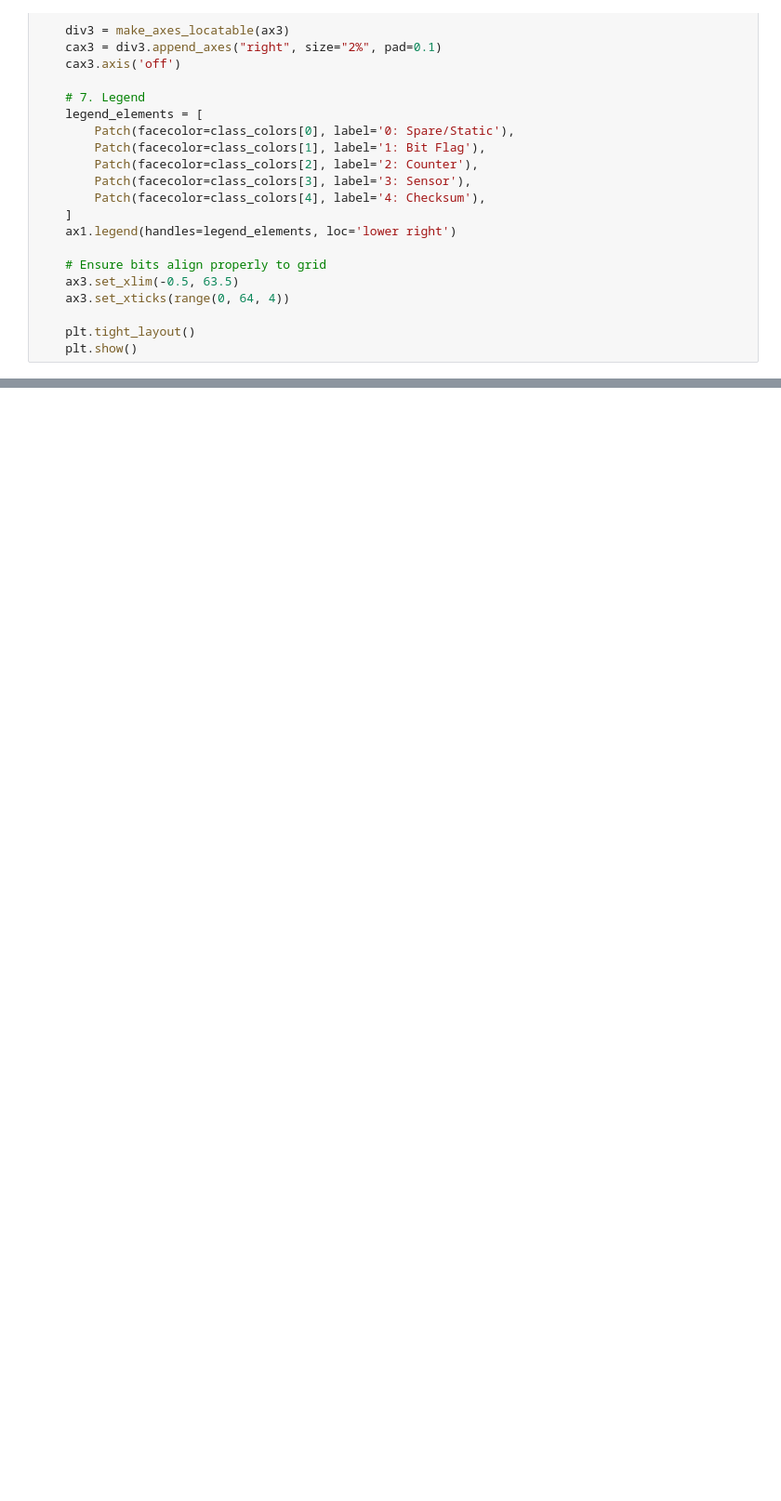
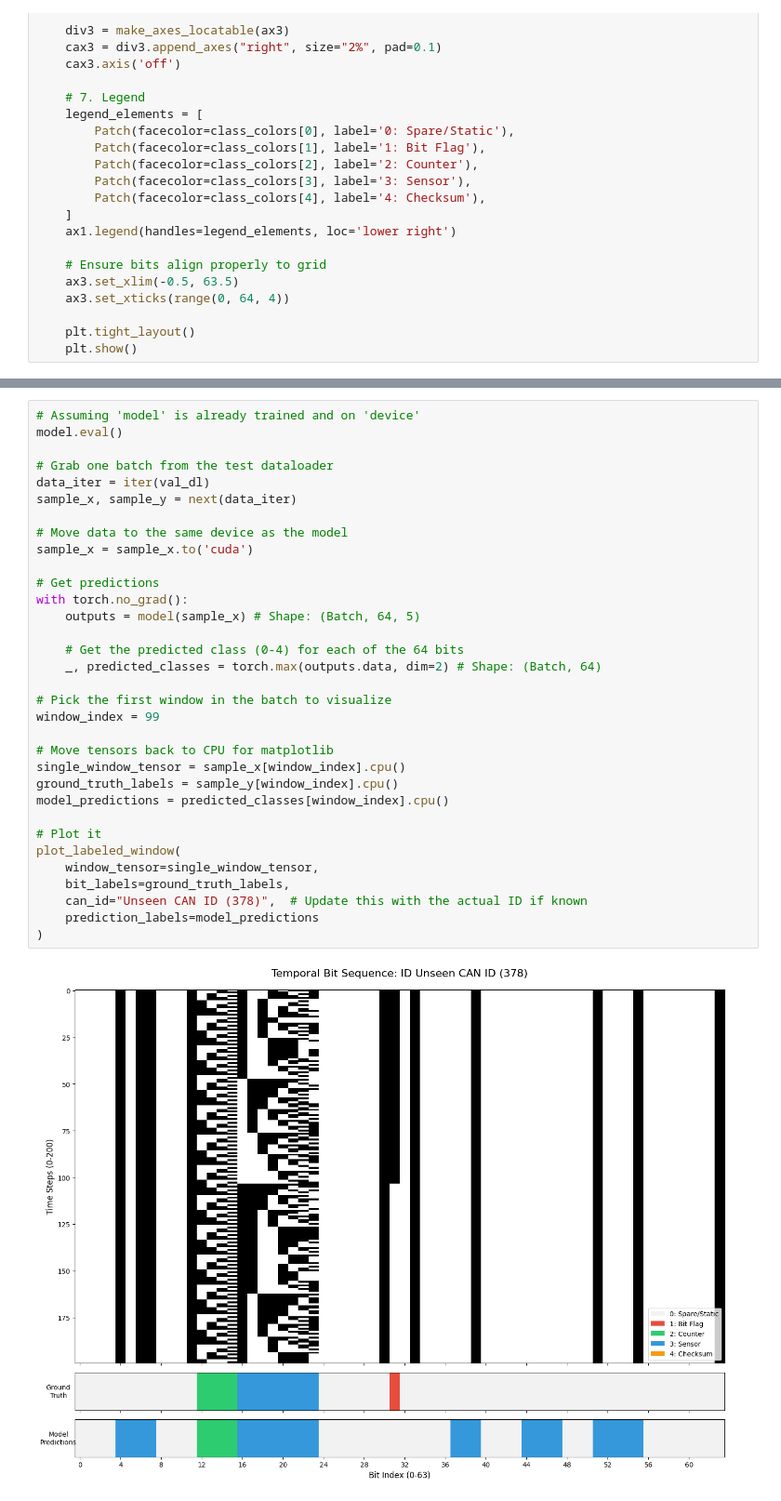
Before and after one commit to CraigAA/CAN_Reverse_Engineering_Project, a Jupyter notebook: lstm_baseline.ipynb, the cells around one changed output, grey strips where cells are left out. Shown at 93% size. Drawn from its saved outputs; the diff is of its cells as text; blank space fills up the shorter version.

```diff
--- a/lstm_baseline.ipynb
+++ b/lstm_baseline.ipynb
@@ -526,0 +620,35 @@ plot_labeled_window(
+# %%
+# Assuming 'model' is already trained and on 'device'
+model.eval()
+
+# Grab one batch from the test dataloader
+data_iter = iter(val_dl)
+sample_x, sample_y = next(data_iter)
+
+# Move data to the same device as the model
+sample_x = sample_x.to('cuda')
+
+# Get predictions
+with torch.no_grad():
+    outputs = model(sample_x) # Shape: (Batch, 64, 5)
+
+    # Get the predicted class (0-4) for each of the 64 bits
+    _, predicted_classes = torch.max(outputs.data, dim=2) # Shape: (Batch, 64)
+
+# Pick the first window in the batch to visualize
+window_index = 99
+
+# Move tensors back to CPU for matplotlib
+single_window_tensor = sample_x[window_index].cpu()
+ground_truth_labels = sample_y[window_index].cpu()
+model_predictions = predicted_classes[window_index].cpu()
+
+# Plot it
+plot_labeled_window(
+    window_tensor=single_window_tensor,
+    bit_labels=ground_truth_labels,
+    can_id="Unseen CAN ID (378)",  # Update this with the actual ID if known
+    prediction_labels=model_predictions
+)
+# %% [output]
+[figure, added]
```
Also changed, not shown: parts of 6 cells of this notebook, 2 other files.
